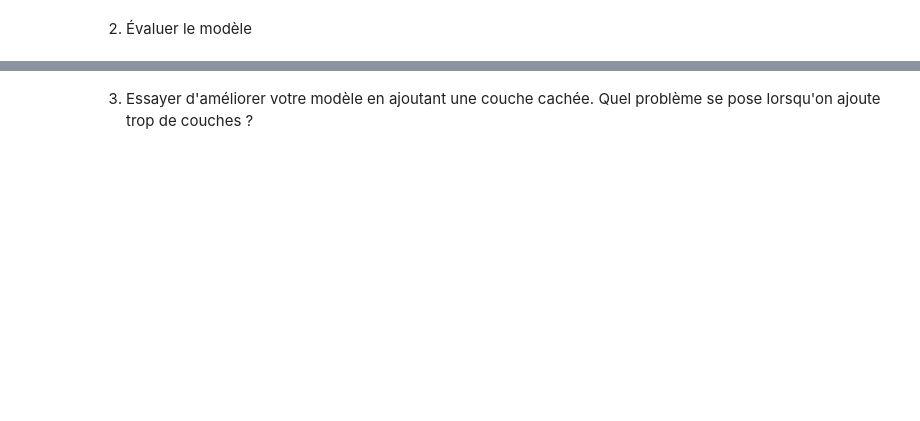
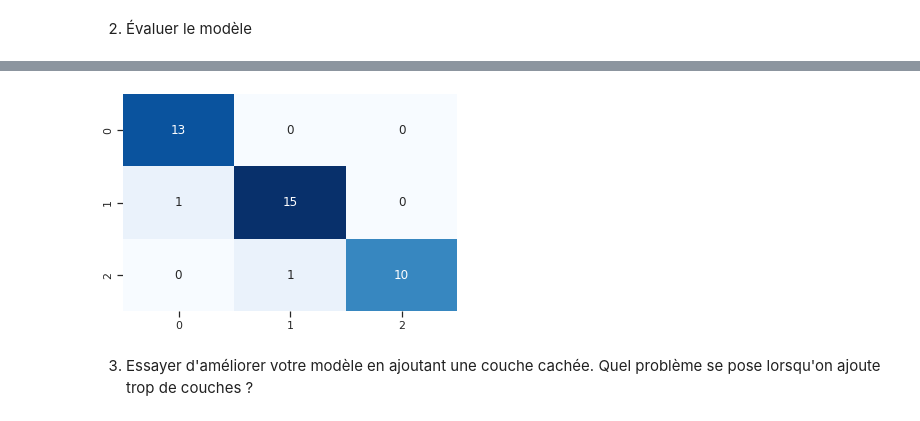
Before and after one commit to louiskuhn/IA-P2-Euskadi, a Jupyter notebook: Ressources/Deep Learning/Artificial Neural Network/perceptron.ipynb, the cells around one changed output, grey strips where cells are left out. Saved outputs shown, nothing was run; the diff lists cells and outputs as text; code cells hidden in the pictures; blank space fills up the shorter version.

```diff
--- a/Ressources/Deep Learning/Artificial Neural Network/perceptron.ipynb
+++ b/Ressources/Deep Learning/Artificial Neural Network/perceptron.ipynb
@@ -383,3 +413,7 @@ wine.head()
 ### **2.2 Preprocessing**
 
 1. Keras  ne  sait  pas  manipuler  directement  une  variable multi-classe. Il faut la transformer en une série d’indicatrices. À vous de jouer (il y a une méthode `to_categorical` quelque part)
+# %%
+from keras.utils import to_categorical
+y = to_categorical(wine.cultivars-1)
+y
@@ -386,2 +442,7 @@ wine.head()
 # %% [markdown]
 2. Découpage en échantillons train et test (avec 40 observations dans le test)
+# %%
+from sklearn.model_selection import train_test_split
+X = wine.drop('cultivars', axis=1)
+X_train, X_test, y_train, y_test = train_test_split(X, y, test_size=40, stratify=y)
+X_train.shape, X_test.shape, y_train.shape, y_test.shape
@@ -388,3 +451,8 @@ wine.head()
 # %% [markdown]
 3. Les réseaux de neurones étant très dépendant des échelles des différentes variables, il faut standardiser les données avec un StandardScaler.
 Vérifier les moyennes et écart-types des variables après transformation. Qu'est-ce que vous devez avoir ?
+# %%
+from sklearn.preprocessing import StandardScaler
+sc = StandardScaler()
+X_train = sc.fit_transform(X_train)
+X_test = sc.transform(X_test)
@@ -392,3 +471,16 @@ Vérifier les moyennes et écart-types des variables après transformation. Qu'e
 ### **2.3 Modélisation et évaluation**
 
 1. Construire et entraîner un perceptron simple adapté au problème
+# %%
+from keras.models import Sequential
+from keras.layers import Dense
+
+# structure du réseau
+model1 = Sequential()
+model1.add(Dense(units=3, input_dim=13, activation='softmax'))
+
+# paramètes d'apprentissage
+model1.compile(optimizer='adam', loss='categorical_crossentropy', metrics=['accuracy'])
+
+# entrainement
+model1.fit(X_train, y_train, epochs=120, batch_size=15, validation_data=(X_test, y_test))
@@ -397,2 +550,7 @@ Vérifier les moyennes et écart-types des variables après transformation. Qu'e
+# %%
+sns.heatmap(confusion_matrix(np.argmax(y_test, axis=1), np.argmax(model1.predict(X_test), axis=1)),
+            annot=True, cbar=False, cmap='Blues', fmt='d');
+# %% [output]
+[figure, added]
 # %% [markdown]
 3. Essayer d'améliorer votre modèle en ajoutant une couche cachée. Quel problème se pose lorsqu'on ajoute trop de couches ?
```
Also changed, not shown: parts of 34 cells of this notebook, 1 other file.
